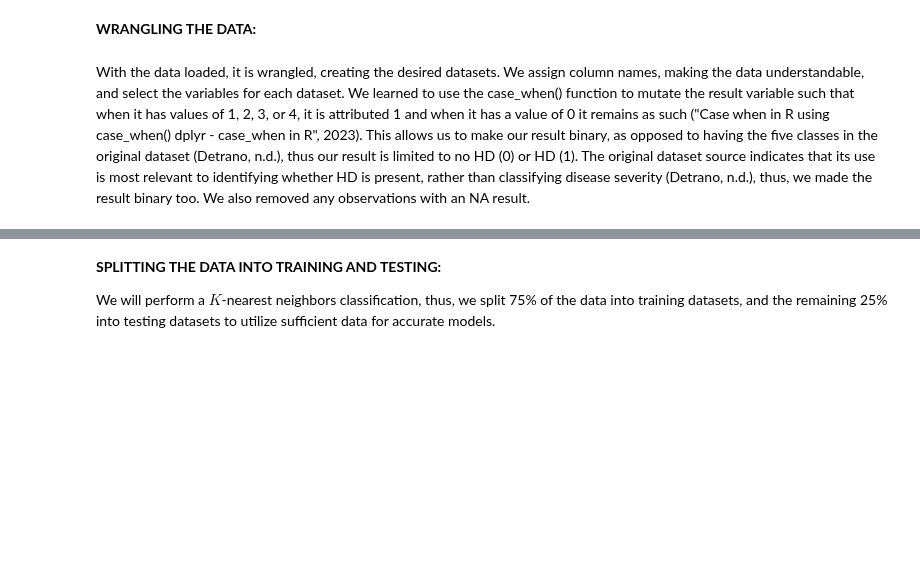
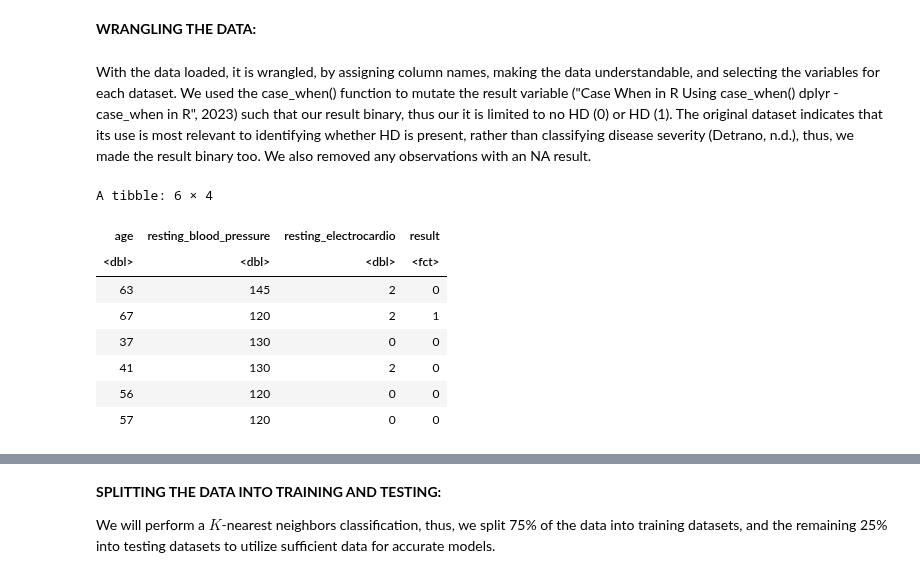
Before and after one commit to chenjerry623/DSCI100-Group17-Project, a Jupyter notebook: Group-17-Project.ipynb, the cells around one changed output, grey strips where cells are left out. Drawn from its saved outputs; the diff is of its cells as text; code cells hidden in the pictures; blank space fills up the shorter version.

```diff
--- a/Group-17-Project.ipynb
+++ b/Group-17-Project.ipynb
@@ -38,22 +38,30 @@ dbl (12): X1, X2, X3, X4, X5, X6, X7, X8, X9, X10, X11, X14
 # %% [markdown]
 <b>WRANGLING THE DATA:</b>
 # %% [markdown]
-With the data loaded, it is wrangled, creating the desired datasets. We assign column names, making the data understandable, and select the variables for each dataset. We learned to use the case_when() function to mutate the result variable such that when it has values of 1, 2, 3, or 4, it is attributed 1 and when it has a value of 0 it remains as such ("Case when in R using case_when() dplyr - case_when in R", 2023). This allows us to make our result binary, as opposed to having the five classes in the original dataset (Detrano, n.d.), thus our result is limited to no HD (0) or HD (1). The original dataset source indicates that its use is most relevant to identifying whether HD is present, rather than classifying disease severity (Detrano, n.d.), thus, we made the result binary too. We also removed any observations with an NA result.
+With the data loaded, it is wrangled, by assigning column names, making the data understandable, and selecting the variables for each dataset. We used the case_when() function to mutate the result variable ("Case When in R Using case_when() dplyr - case_when in R", 2023) such that our result binary, thus our it is limited to no HD (0) or HD (1). The original dataset indicates that its use is most relevant to identifying whether HD is present, rather than classifying disease severity (Detrano, n.d.), thus, we made the result binary too. We also removed any observations with an NA result.
 # %%
 # Set the dataset's column names to the variable descriptions found in (Detrano, n.d.).
 colnames(cleveland_data) <- c("age", "sex", "cp", "resting_blood_pressure", "chol", "fbs", "resting_electrocardio", "thalach", "exercise_angina", "exercise_st", "exercise_slope", "ca", "thal", "result")
 # %%
 # Mutate the result column such that values of 0 are assigned 0 and indicate no HD and values of 1, 2, 3, and 4 are assigned 1, indicating HD is present.
 # Mutate the result column into a factor, so it can be used to color and fill the graphs, as well as used in classification.
 # Filtering to remove observations that have NA values in the result column.
 cleveland_data <- cleveland_data |>
-                  mutate(result = case_when(result == 1 & 2 & 3 & 4 ~ 1, result == 0 ~ 0)) |> # We learned to use the case_when() function using ("Case when in R using case_when() dplyr - case_when in R", 2023).
+                  mutate(result = case_when(result == 1 & 2 & 3 & 4 ~ 1, result == 0 ~ 0)) |> # We learned to use the case_when() function using ("Case When in R Using case_when() dplyr - case_when in R", 2023).
                   mutate(result = as_factor(result)) |>
                   filter(!is.na(result))
 
 # Wrangling the data by creating the desired datasets.
 # First dataset: data for variables that are unrelated to exercise.
 cleveland_data_resting <- select(cleveland_data, age, resting_blood_pressure, resting_electrocardio, result)
-
-# Second dataset: data for exercise-related variables.
-cleveland_data_exercise <- select(cleveland_data, exercise_angina, exercise_st, exercise_slope, result)
+head(cleveland_data_resting)
+# %% [output]
+A tibble: 6 × 4
+| age | resting_blood_pressure | resting_electrocardio | result |
+| <dbl> | <dbl> | <dbl> | <fct> |
+| 63 | 145 | 2 | 0 |
+| 67 | 120 | 2 | 1 |
+| 37 | 130 | 0 | 0 |
+| 41 | 130 | 2 | 0 |
+| 56 | 120 | 0 | 0 |
+| 57 | 120 | 0 | 0 |
```
Also changed, not shown: parts of 56 cells of this notebook.
